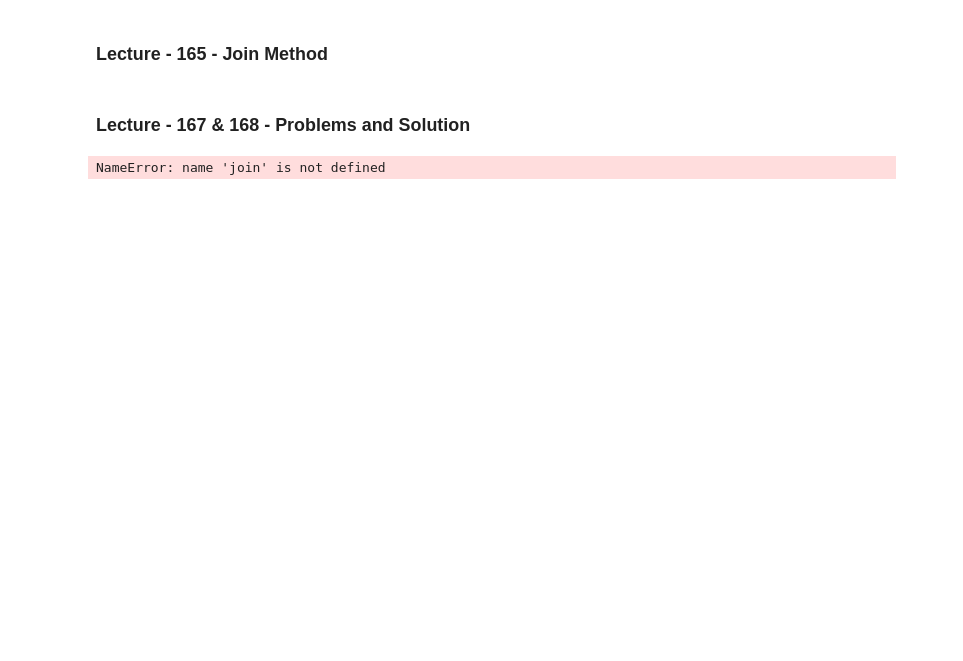
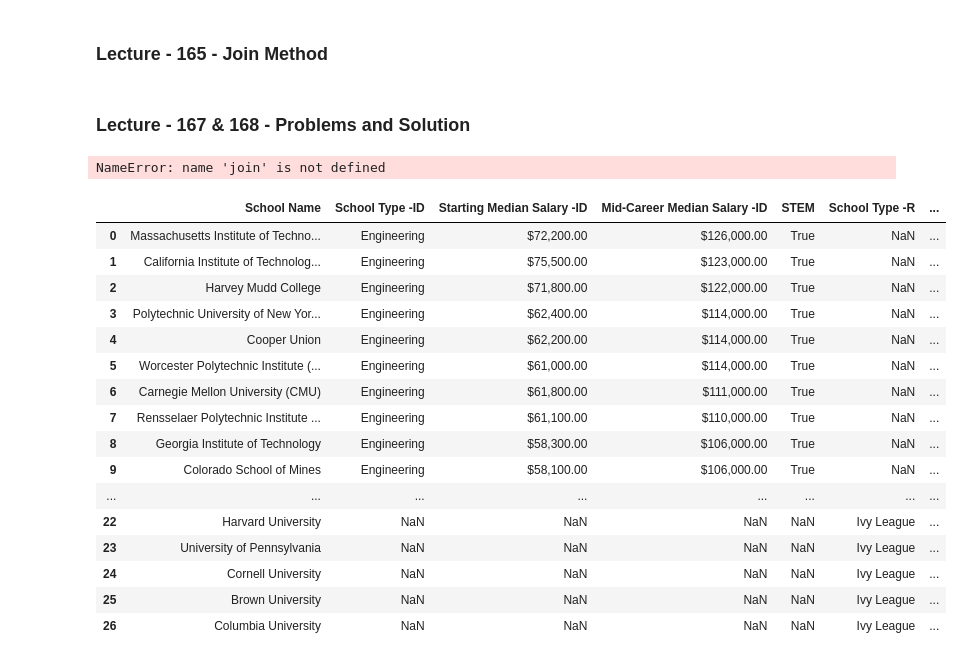
Before and after one commit to Narula901/Python-Library, a Jupyter notebook: Pandas/Working with different Dataframes (Rename).ipynb, the cells around one changed output. Saved outputs shown, nothing was run; the diff lists cells and outputs as text; code cells hidden in the pictures; blank space fills up the shorter version.

```diff
--- a/Pandas/Working with different Dataframes (Rename).ipynb
+++ b/Pandas/Working with different Dataframes (Rename).ipynb
@@ -1216,3 +1253,23 @@ pd.merge(Regions_Support, Ivies_1, left_index= True, right_on='School Name')
 # %%
 # %% [output]
 NameError: name 'join' is not defined
+# %%
+Eng_Demo.merge(Ivies_Dataset, how= 'outer', on = 'School Name', suffixes=[" -ID", " -R"])
+# %% [output]
+|  | School Name | School Type -ID | Starting Median Salary -ID | Mid-Career Median Salary -ID | STEM | School Type -R | ... |
+| 0 | Massachusetts Institute of Techno... | Engineering | $72,200.00 | $126,000.00 | True | NaN | ... |
+| 1 | California Institute of Technolog... | Engineering | $75,500.00 | $123,000.00 | True | NaN | ... |
+| 2 | Harvey Mudd College | Engineering | $71,800.00 | $122,000.00 | True | NaN | ... |
+| 3 | Polytechnic University of New Yor... | Engineering | $62,400.00 | $114,000.00 | True | NaN | ... |
+| 4 | Cooper Union | Engineering | $62,200.00 | $114,000.00 | True | NaN | ... |
+| 5 | Worcester Polytechnic Institute (... | Engineering | $61,000.00 | $114,000.00 | True | NaN | ... |
+| 6 | Carnegie Mellon University (CMU) | Engineering | $61,800.00 | $111,000.00 | True | NaN | ... |
+| 7 | Rensselaer Polytechnic Institute ... | Engineering | $61,100.00 | $110,000.00 | True | NaN | ... |
+| 8 | Georgia Institute of Technology | Engineering | $58,300.00 | $106,000.00 | True | NaN | ... |
+| 9 | Colorado School of Mines | Engineering | $58,100.00 | $106,000.00 | True | NaN | ... |
+| ... | ... | ... | ... | ... | ... | ... | ... |
+| 22 | Harvard University | NaN | NaN | NaN | NaN | Ivy League | ... |
+| 23 | University of Pennsylvania | NaN | NaN | NaN | NaN | Ivy League | ... |
+| 24 | Cornell University | NaN | NaN | NaN | NaN | Ivy League | ... |
+| 25 | Brown University | NaN | NaN | NaN | NaN | Ivy League | ... |
+| 26 | Columbia University | NaN | NaN | NaN | NaN | Ivy League | ... |
```
Also changed, not shown: parts of 5 cells of this notebook.
